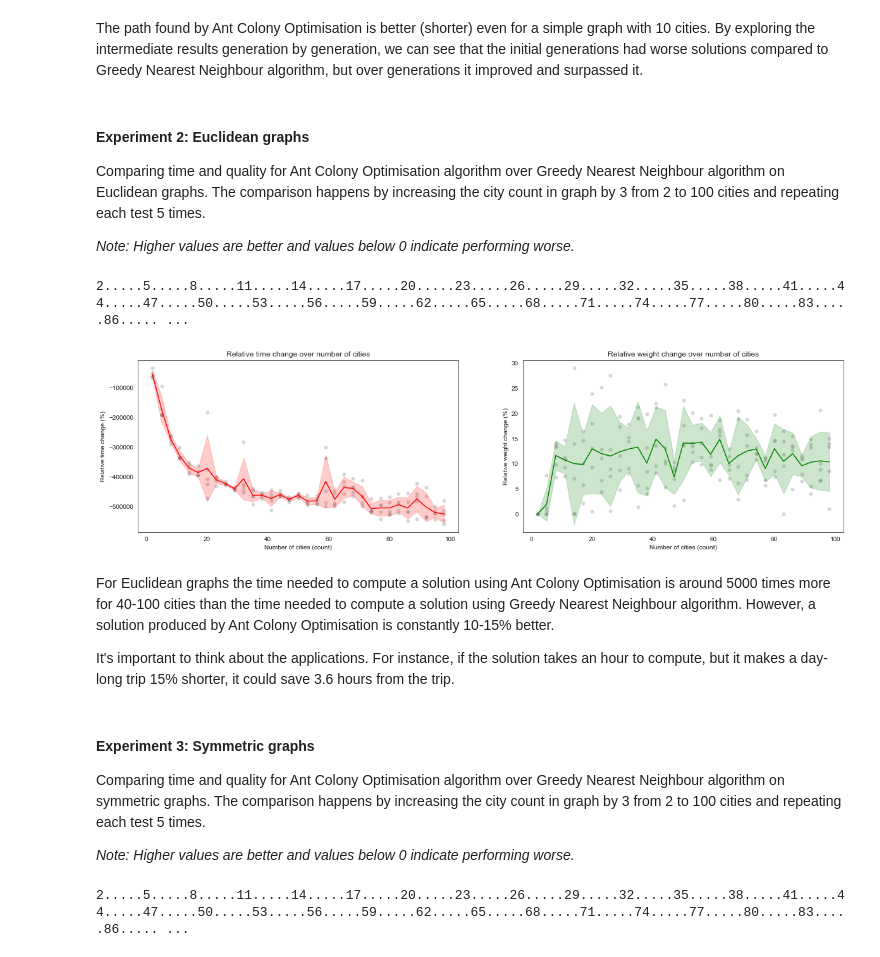
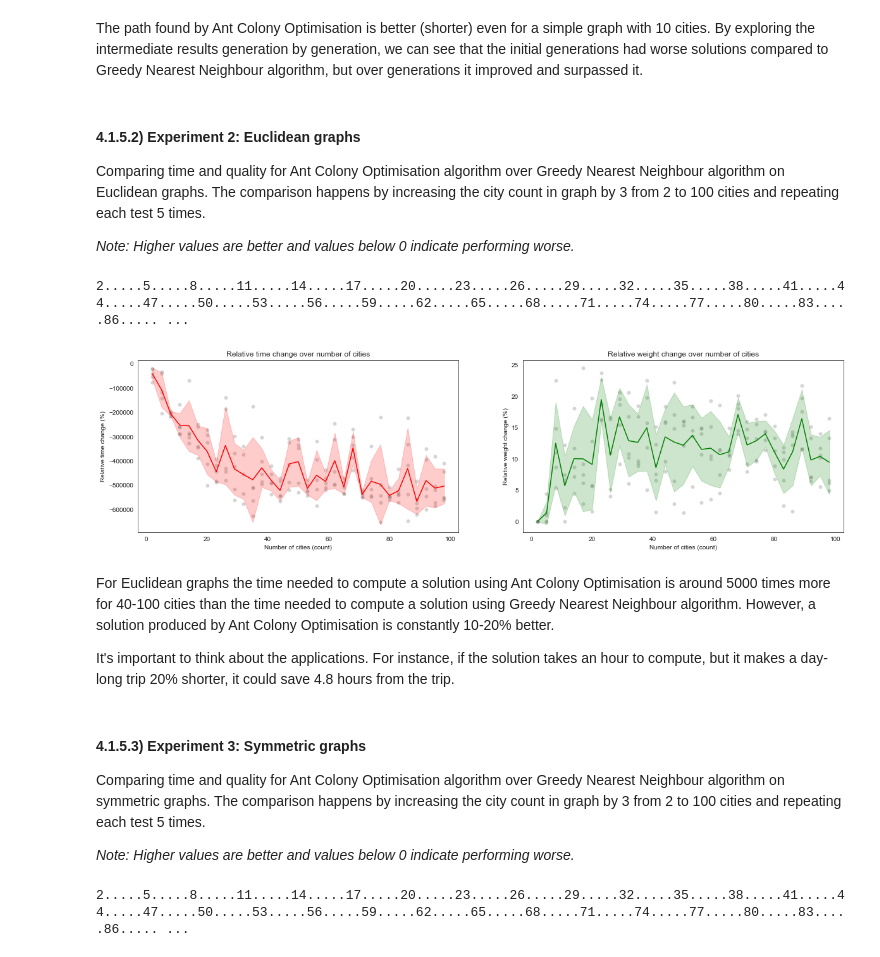
Before and after one commit to danielj0nes/metaheuristics, a Jupyter notebook: Group 07 Coursework.ipynb, the cells around one changed output. Cells and saved outputs as stored; diff of their text form; code cells hidden in the pictures.

```diff
--- a/Group 07 Coursework.ipynb
+++ b/Group 07 Coursework.ipynb
@@ -413,6 +410,6 @@ Assuming that the ant count $m$ and generation count $g$ doesn't change dependin
 # %%
 class AntColonyOptimisation:
-    def __init__(self, ant_count=10, generations=100, alpha=1.0, beta=5.0, \
+    def __init__(self, ant_count=20, generations=10, alpha=1.0, beta=10.0, \
                  residual_coefficient=0.5, pheromone_intensity=10.0, verbose=False):
         self.ant_count = ant_count  # Ants per generation
         self.generations = generations  # Total ant generations
@@ -580,25 +587,25 @@ Final path [7, 1, 3, 8, 5, 6, 2, 9, 4, 0, 7]
 # %% [markdown]
 The path found by Ant Colony Optimisation is better (shorter) even for a simple graph with 10 cities. By exploring the intermediate results generation by generation, we can see that the initial generations had worse solutions compared to Greedy Nearest Neighbour algorithm, but over generations it improved and surpassed it.
 # %% [markdown]
-#### Experiment 2: **Euclidean graphs**
+#### 4.1.5.2) Experiment 2: **Euclidean graphs**
 
 Comparing time and quality for Ant Colony Optimisation algorithm over Greedy Nearest Neighbour algorithm on Euclidean graphs.
 The comparison happens by increasing the city count in graph by 3 from 2 to 100 cities and repeating each test 5 times.
 
 _Note: Higher values are better and values below 0 indicate performing worse._
 # %%
-aco = AntColonyOptimisation(generations=10, ant_count=20, beta=10.0)
+aco = AntColonyOptimisation(generations=10, ant_count=20)
 comparison_results = compare_algorithms('Euclidean', lambda G: aco.solve(G))
 graph_results(comparison_results)
 # %% [output]
 2.....5.....8.....11.....14.....17.....20.....23.....26.....29.....32.....35.....38.....41.....44.....47.....50.....53.....56.....59.....62.....65.....68.....71.....74.....77.....80.....83.....86..... ...
-[figure, old version]
+[figure, new version]
 # %% [markdown]
-For Euclidean graphs the time needed to compute a solution using Ant Colony Optimisation is around 5000 times more for 40-100 cities than the time needed to compute a solution using Greedy Nearest Neighbour algorithm. However, a solution produced by Ant Colony Optimisation is constantly 10-15% better.
+For Euclidean graphs the time needed to compute a solution using Ant Colony Optimisation is around 5000 times more for 40-100 cities than the time needed to compute a solution using Greedy Nearest Neighbour algorithm. However, a solution produced by Ant Colony Optimisation is constantly 10-20% better.
 
-It's important to think about the applications. For instance, if the solution takes an hour to compute, but it makes a day-long trip 15% shorter, it could save 3.6 hours from the trip.
+It's important to think about the applications. For instance, if the solution takes an hour to compute, but it makes a day-long trip 20% shorter, it could save 4.8 hours from the trip.
 # %% [markdown]
-#### Experiment 3: **Symmetric graphs**
+#### 4.1.5.3) Experiment 3: **Symmetric graphs**
 
 Comparing time and quality for Ant Colony Optimisation algorithm over Greedy Nearest Neighbour algorithm on symmetric graphs.
 The comparison happens by increasing the city count in graph by 3 from 2 to 100 cities and repeating each test 5 times.
```
Also changed, not shown: parts of 39 cells of this notebook, 1 other file.
